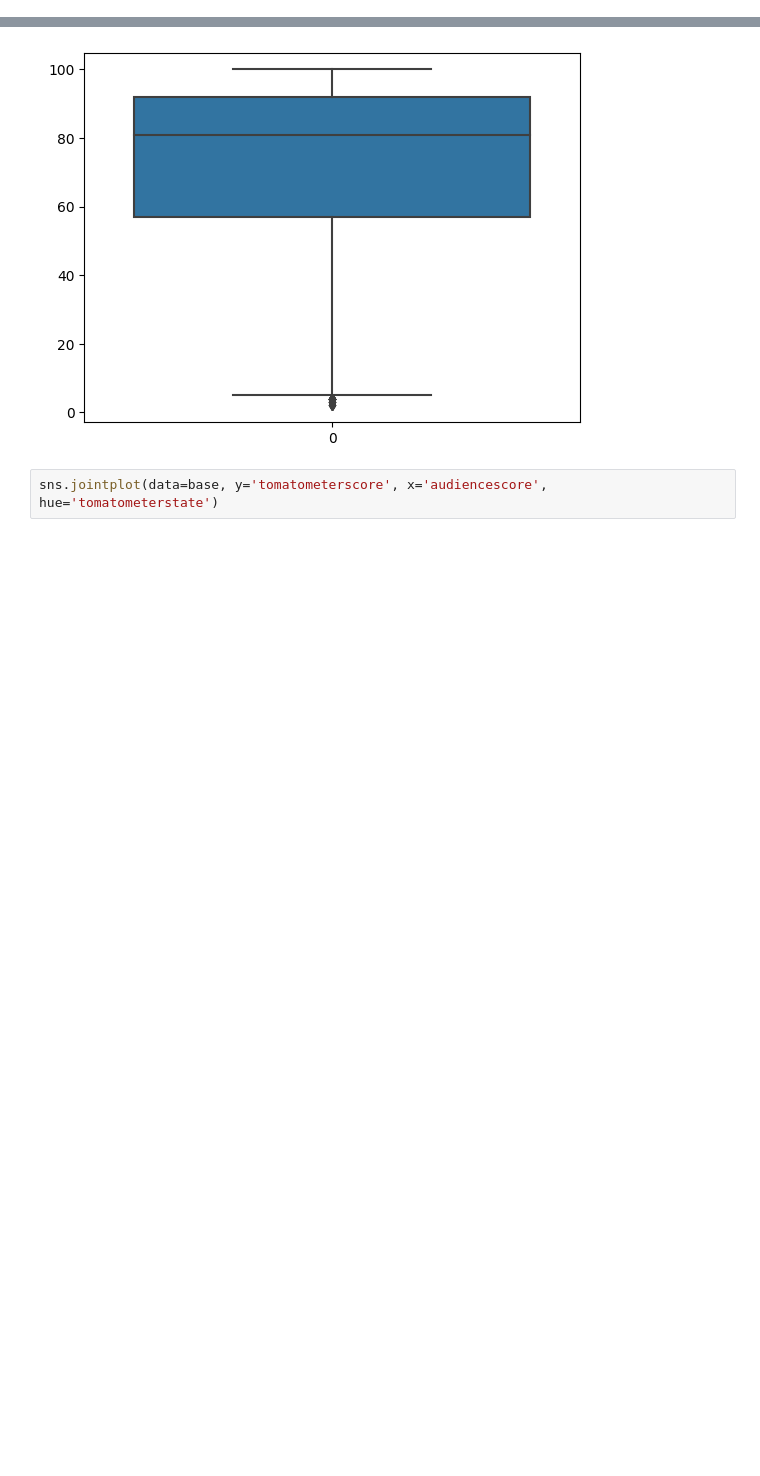
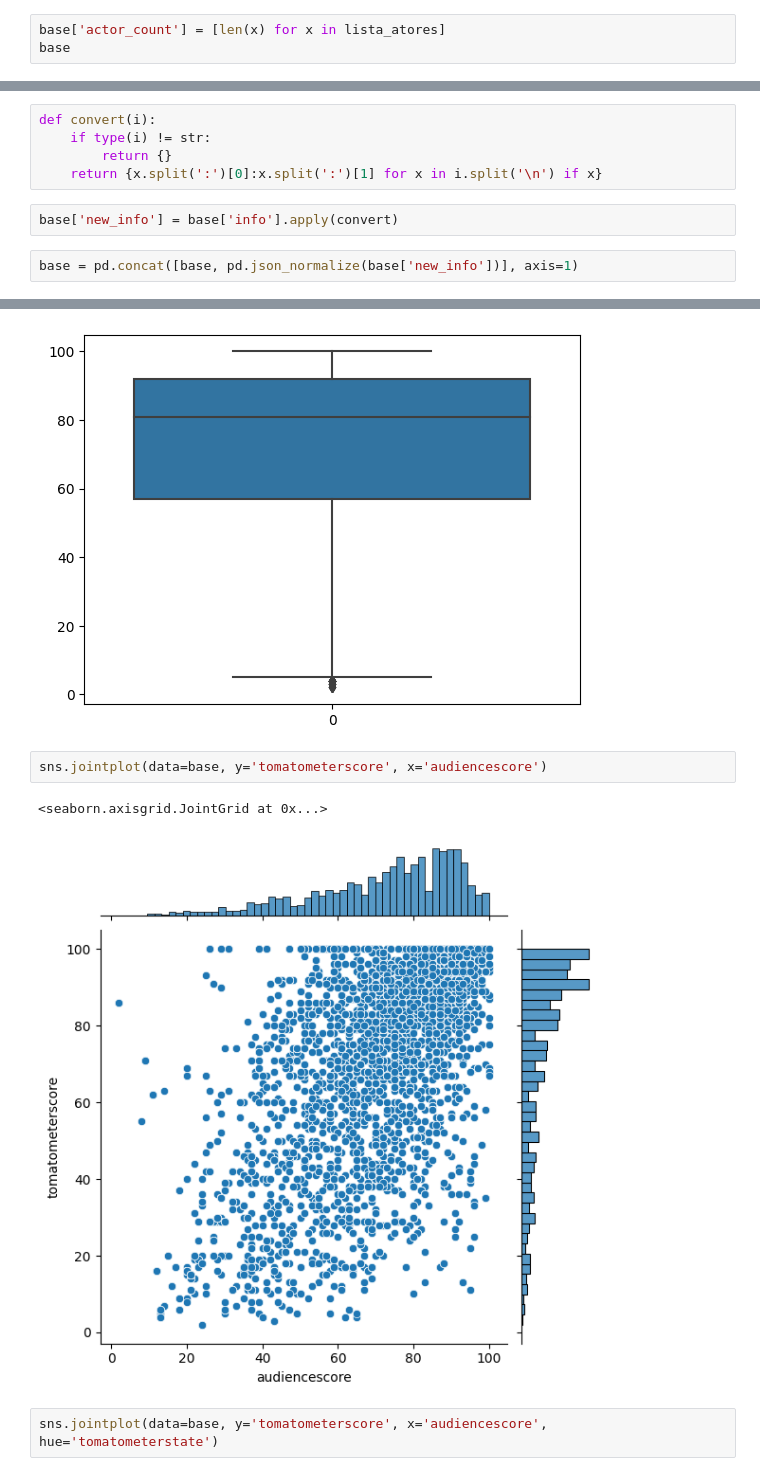
Before and after one commit to Ticiano-Damasceno/Intro-Python-Unifor, a Jupyter notebook: Arquivo 2 - estudo rotten tomatoes.ipynb, the cells around one changed output, grey strips where cells are left out. Cells and saved outputs as stored; diff of their text form; blank space fills up the shorter version.

```diff
--- a/Arquivo 2 - estudo rotten tomatoes.ipynb
+++ b/Arquivo 2 - estudo rotten tomatoes.ipynb
@@ -101,0 +124,3 @@ Name: count, dtype: int64
+# %%
+base['actor_count'] = [len(x) for x in lista_atores]
+base
@@ -101,0 +143,9 @@ Name: count, dtype: int64
+# %%
+def convert(i):
+    if type(i) != str:
+        return {}
+    return {x.split(':')[0]:x.split(':')[1] for x in i.split('\n') if x}
+# %%
+base['new_info'] = base['info'].apply(convert)
+# %%
+base = pd.concat([base, pd.json_normalize(base['new_info'])], axis=1)
@@ -118,6 +188,11 @@ sns.boxplot(base['tomatometerscore'])
 # %% [output]
 <Axes: >
 [figure]
+# %%
+sns.jointplot(data=base, y='tomatometerscore', x='audiencescore')
+# %% [output]
+<seaborn.axisgrid.JointGrid at 0x...>
+[figure, added]
 # %%
 sns.jointplot(data=base, y='tomatometerscore', x='audiencescore', hue='tomatometerstate')
 # %% [output]
```
Also changed, not shown: parts of 10 cells of this notebook, 2 other files.
